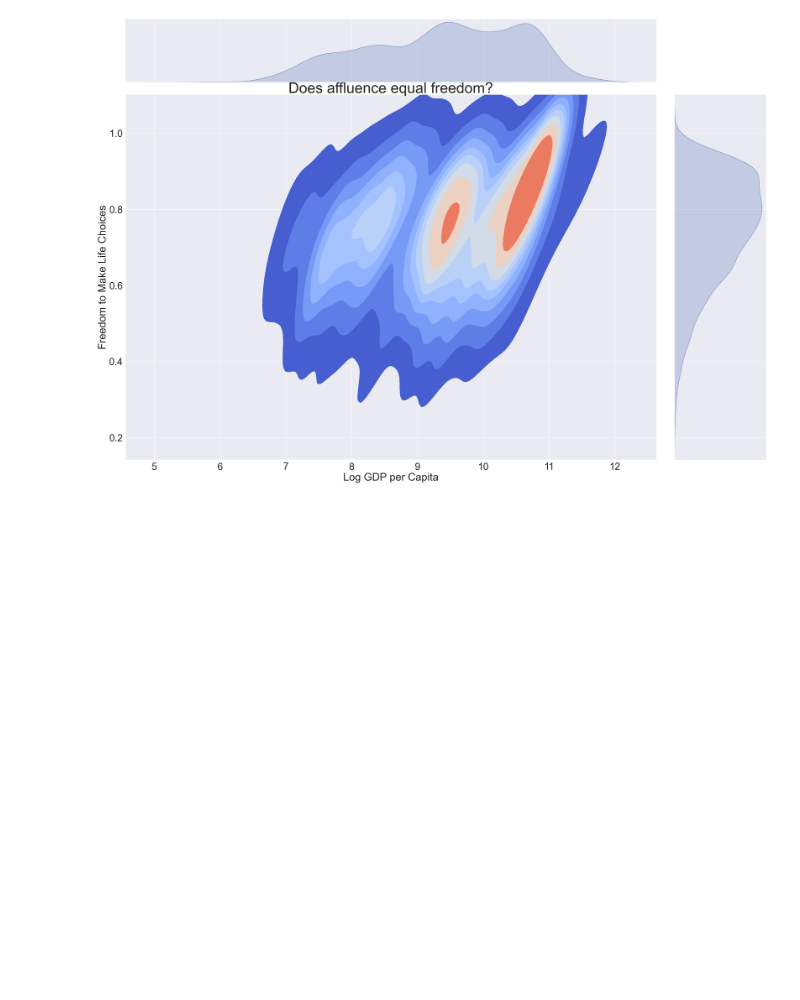
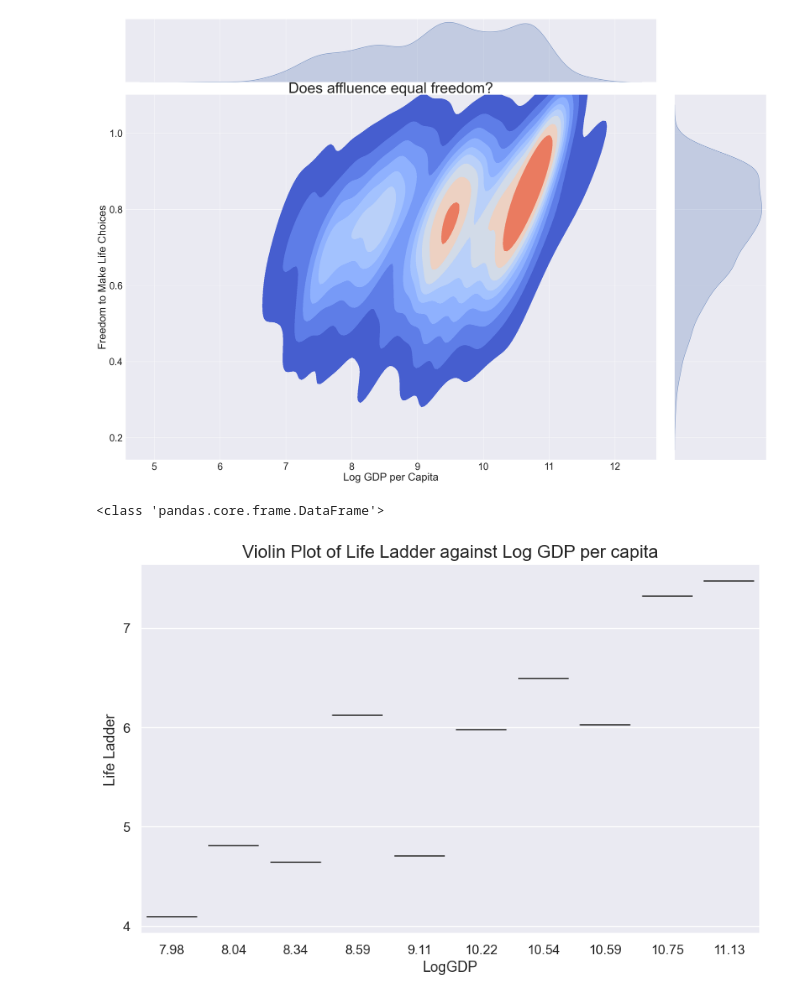
Before and after one commit to robbfox/jupyter-visualisation, a Jupyter notebook: visualised.ipynb, the cells around one changed output. Cells and saved outputs as stored; diff of their text form; code cells hidden in the pictures; blank space fills up the shorter version.

Commit message:
update project with requirements and further visualisations

```diff
--- a/visualised.ipynb
+++ b/visualised.ipynb
@@ -111,3 +111,26 @@ plt.subplots_adjust(right=2)
 plt.show()
 # %% [output]
 [figure]
+# %%
+data_cleaned = data.dropna(subset = ['Life Ladder', 'Log GDP per capita'])
+selected_countries = ['Bangladesh','Benin', 'Canada', 'Japan', 'Nepal', 'Poland', 'Iraq', 'Switzerland', 'Spain', 'Venezuela']
+filtered_data = data_cleaned[data_cleaned['Country name'].isin(selected_countries)]
+mean_data = filtered_data.groupby('Country name').mean().reset_index()
+print(type(mean_data))
+# %% [output]
+<class 'pandas.core.frame.DataFrame'>
+# %%
+plt.figure(figsize=(10, 6))
+sns.violinplot(x=round(mean_data['Log GDP per capita'], 2), y=mean_data['Life Ladder'], palette='muted', hue=mean_data['Log GDP per capita'], legend=False)
+
+
+# Set labels and title
+plt.xlabel('LogGDP', fontsize=13)
+plt.ylabel('Life Ladder', fontsize=13)
+plt.title('Violin Plot of Life Ladder against Log GDP per capita', fontsize=16)
+plt.xticks(fontsize=12)
+plt.yticks(fontsize=12)
+
+plt.show()
+# %% [output]
+[figure, added]
```
Also changed, not shown: parts of 1 cell of this notebook, 1 other file.
